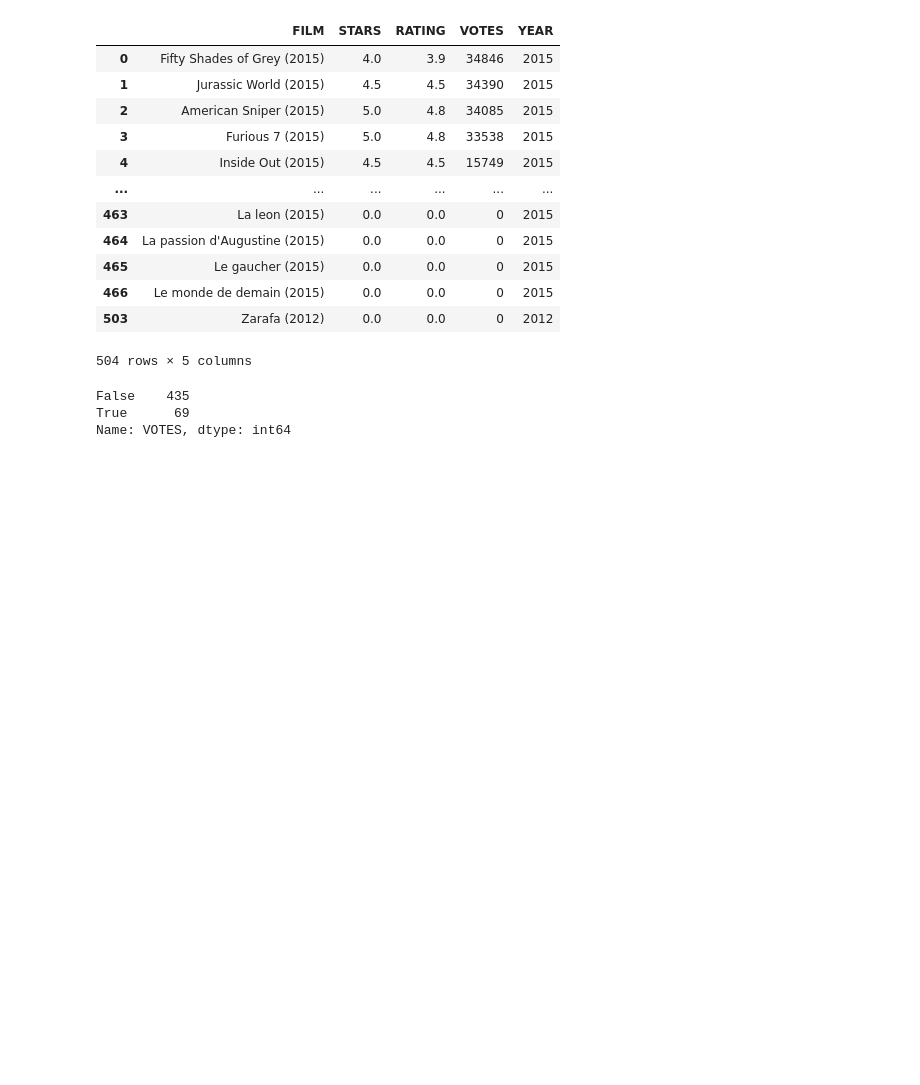
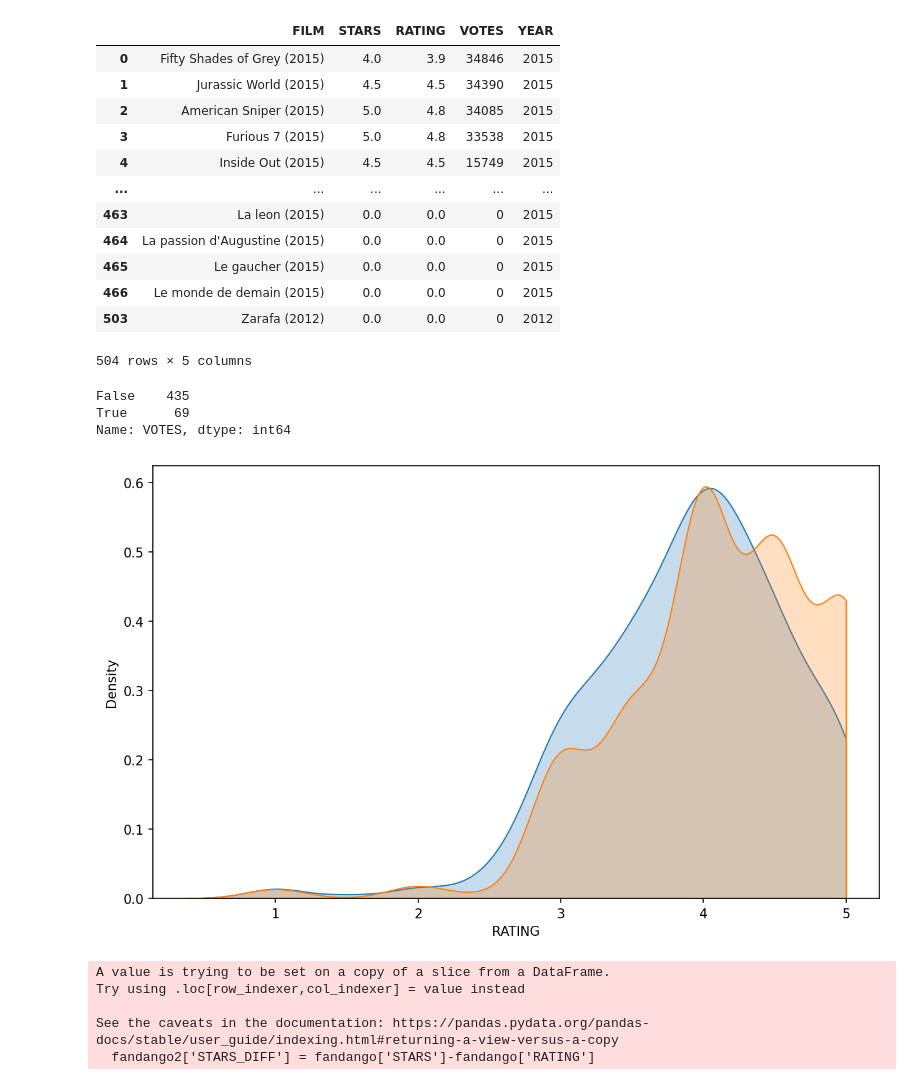
Before and after one commit to rohitcodism/ML-DS, a Jupyter notebook: Projects/Capstone-Project-1/capstone.ipynb, the cells around one changed output. Drawn from its saved outputs; the diff is of its cells as text; code cells hidden in the pictures; blank space fills up the shorter version.

```diff
--- a/Projects/Capstone-Project-1/capstone.ipynb
+++ b/Projects/Capstone-Project-1/capstone.ipynb
@@ -130,3 +130,19 @@ True      69
 Name: VOTES, dtype: int64
 # %%
 fandango2 = fandango.loc[(fandango['VOTES'] != 0)]
+# %%
+plt.figure(figsize=(10,6), dpi=150)
+sns.kdeplot(data=fandango2, x='RATING', shade=True, clip=(0,5))
+sns.kdeplot(data=fandango2, x='STARS', shade=True, clip=(0,5))
+
+plt.show()
+# %% [output]
+[figure, added]
+# %%
+fandango2['STARS_DIFF'] = fandango['STARS']-fandango['RATING']
+# %% [output]
+A value is trying to be set on a copy of a slice from a DataFrame.
+Try using .loc[row_indexer,col_indexer] = value instead
+
+See the caveats in the documentation: https://pandas.pydata.org/pandas-docs/stable/user_guide/indexing.html#returning-a-view-versus-a-copy
+  fandango2['STARS_DIFF'] = fandango['STARS']-fandango['RATING']
```
Also changed, not shown: parts of 2 cells of this notebook.
